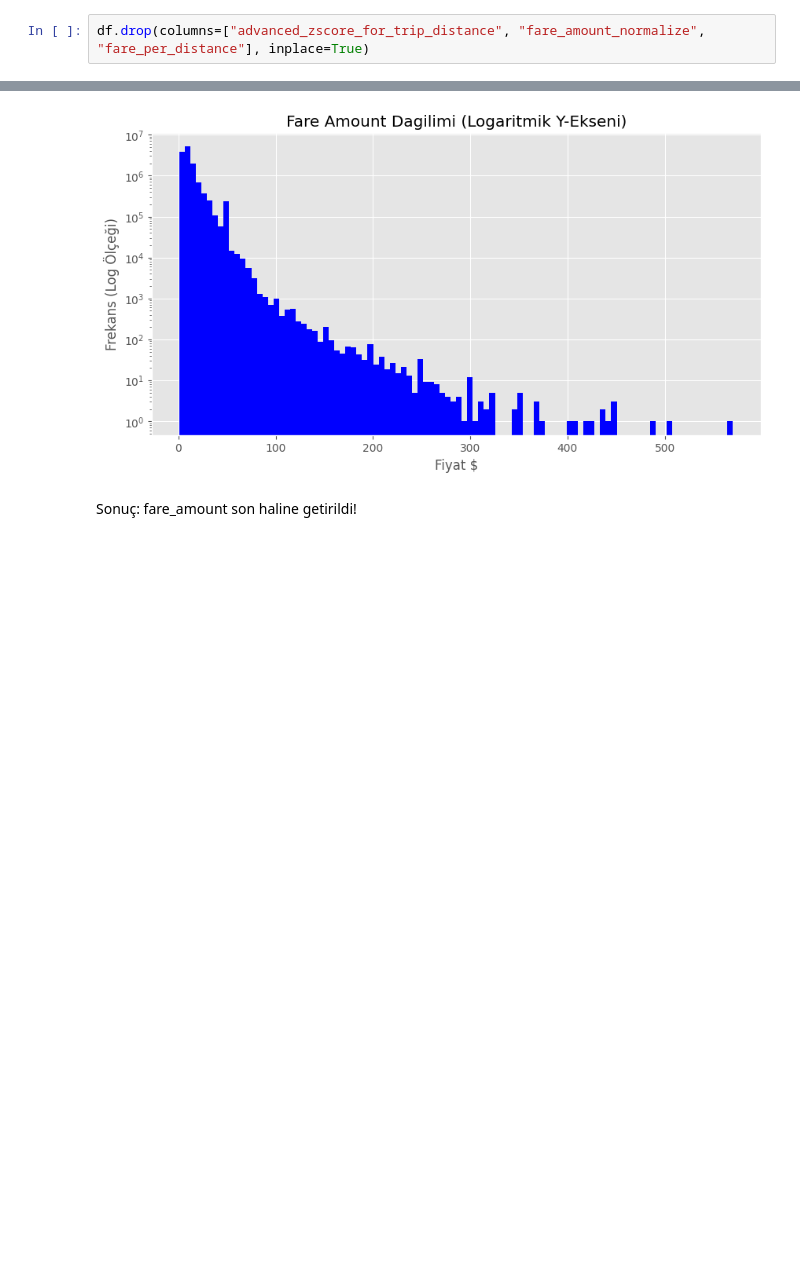
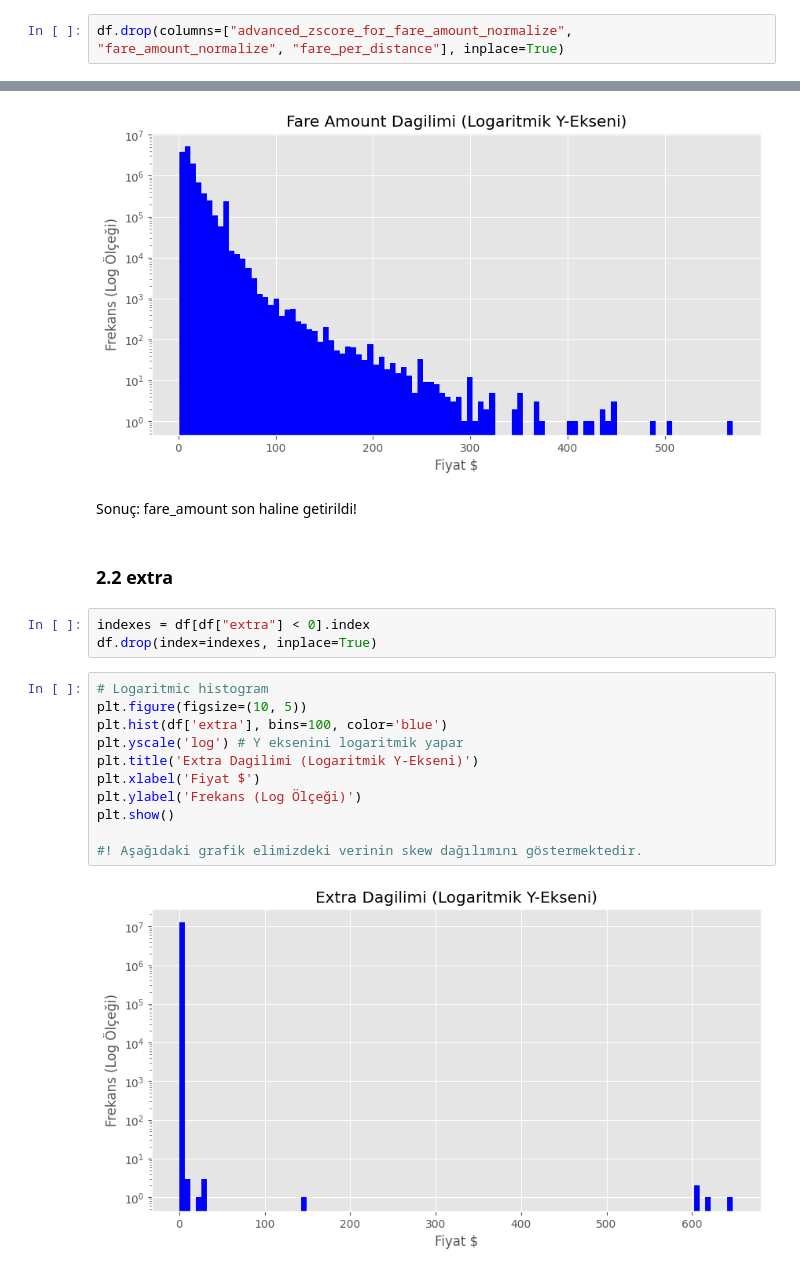
Before and after one commit to TahaSoylu44/NYC-Taxi-Data_Analysis, a Jupyter notebook: study_new.ipynb, the cells around one changed output, grey strips where cells are left out. Saved outputs shown, nothing was run; the diff lists cells and outputs as text; blank space fills up the shorter version.

```diff
--- a/study_new.ipynb
+++ b/study_new.ipynb
@@ -364,7 +373,7 @@ Index(['tpep_pickup_datetime', 'tpep_dropoff_datetime', 'passenger_count',
        'fare_per_distance'],
       dtype='object')
 # %%
-df.drop(columns=["advanced_zscore_for_trip_distance", "fare_amount_normalize", "fare_per_distance"], inplace=True)
+df.drop(columns=["advanced_zscore_for_fare_amount_normalize", "fare_amount_normalize", "fare_per_distance"], inplace=True)
 # %%
 # Logaritmic histogram
 plt.figure(figsize=(10, 5))
@@ -516,3 +525,21 @@ plt.show()
 [figure]
 # %% [markdown]
 Sonuç: fare_amount son haline getirildi!
+# %% [markdown]
+### 2.2 extra
+# %%
+indexes = df[df["extra"] < 0].index
+df.drop(index=indexes, inplace=True)
+# %%
+# Logaritmic histogram
+plt.figure(figsize=(10, 5))
+plt.hist(df['extra'], bins=100, color='blue')
+plt.yscale('log') # Y eksenini logaritmik yapar
+plt.title('Extra Dagilimi (Logaritmik Y-Ekseni)')
+plt.xlabel('Fiyat $')
+plt.ylabel('Frekans (Log Ölçeği)')
+plt.show()
+
+#! Aşağıdaki grafik elimizdeki verinin skew dağılımını göstermektedir.
+# %% [output]
+[figure, added]
```
Also changed, not shown: parts of 200 cells of this notebook, 2 other files.
